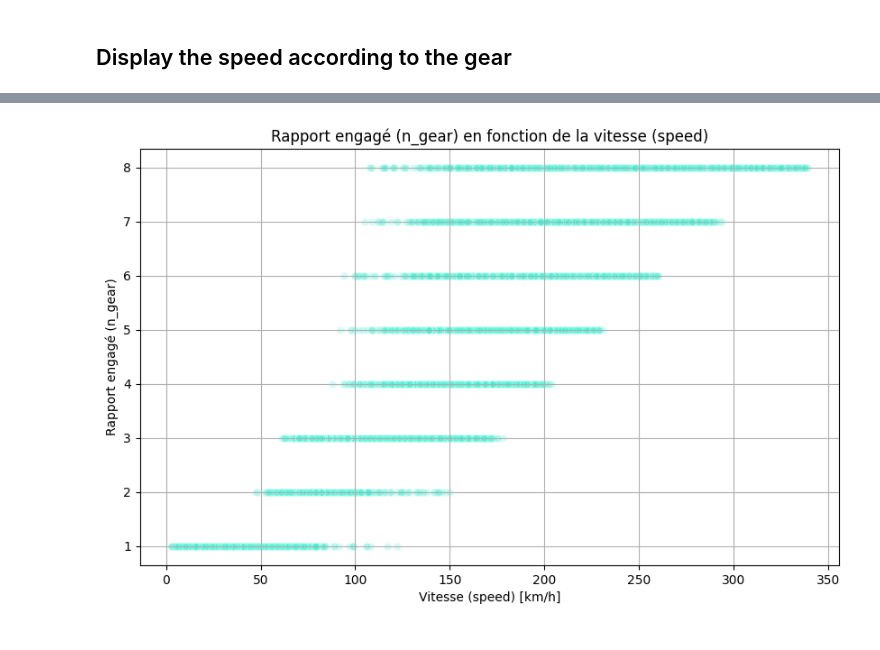
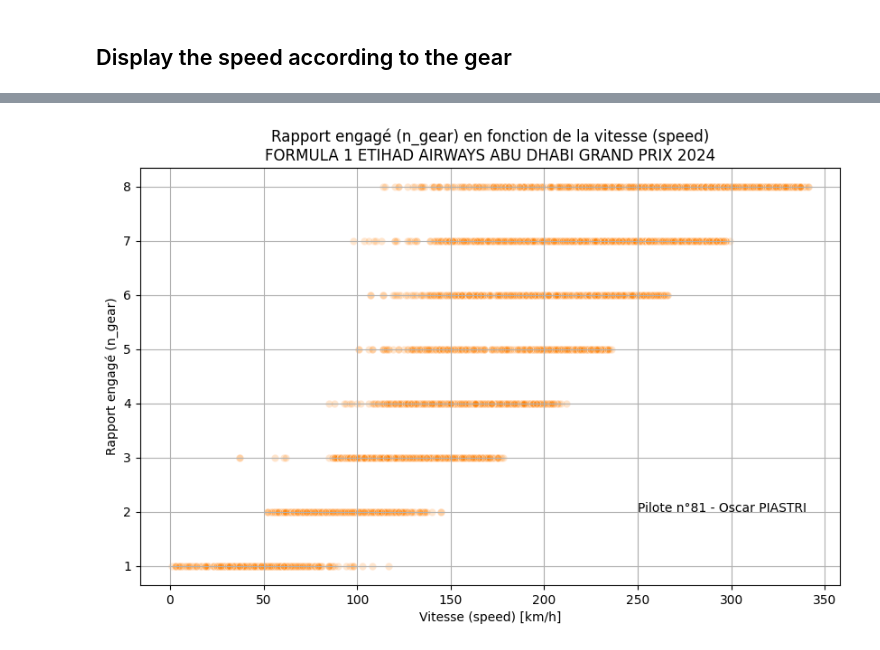
Before and after one commit to QQTipu/formula1, a Jupyter notebook: playground.ipynb, the cells around one changed output, grey strips where cells are left out. Drawn from its saved outputs; the diff is of its cells as text; code cells hidden in the pictures.

Commit message:
graphique position + titres dynamiques

```diff
--- a/playground.ipynb
+++ b/playground.ipynb
@@ -10,0 +14,6 @@ from urllib.request import urlopen
+# %%
+response = urlopen('https://api.openf1.org/v1/meetings')
+data = json.loads(response.read().decode('utf-8'))
+races = pd.DataFrame(data)
+
+races
@@ -11,9 +38,8 @@ from urllib.request import urlopen
 # %% [markdown]
 ## Get drivers of the latest race
 # %%
-response = urlopen('https://api.openf1.org/v1/drivers?&session_key=latest')
+response = urlopen('https://api.openf1.org/v1/drivers?&=latest')
 data = json.loads(response.read().decode('utf-8'))
-
 drivers = pd.DataFrame(data)
 drivers
 # %% [output]
@@ -59,9 +61,21 @@ gear_speed
 # %%
+# Choisir le pilote
+driver_no = '81'
+
+# Obtenir les résultats
+response = urlopen(f'https://api.openf1.org/v1/car_data?driver_number={driver_no}&session_key=latest&speed>=1')
+data = json.loads(response.read().decode('utf-8'))
+gear_speed = pd.DataFrame(data).query('n_gear > 0')
+meeting_key = gear_speed['meeting_key'].values[0]
+display(gear_speed.head(5))
+
+# Tracer le graphique en fonction de la couleur du pilote
 plt.figure(figsize=(10, 6))
-plt.scatter(gear_speed['speed'], gear_speed['n_gear'], c='#27F4D2', alpha=0.2, edgecolors='w')
-plt.title('Rapport engagé (n_gear) en fonction de la vitesse (speed)')
+plt.scatter(gear_speed['speed'], gear_speed['n_gear'], c=f"#{drivers.query(f'driver_number == {driver_no}')['team_colour'].values[0]}", alpha=0.2, edgecolors='w')
+plt.title(f"Rapport engagé (n_gear) en fonction de la vitesse (speed)\n{races.query(f'meeting_key == {meeting_key}')['meeting_official_name'].values[0]}")
 plt.xlabel('Vitesse (speed) [km/h]')
 plt.ylabel('Rapport engagé (n_gear)')
+plt.text(250, 2, f"Pilote n°{driver_no} - {drivers.query(f'driver_number == {driver_no}')['full_name'].values[0]}")
 plt.grid(True)
 plt.show()
 # %% [output]
@@ -68 +88 @@ plt.show()
-[figure, old version]
+[figure, new version]
```
Also changed, not shown: parts of 8 cells of this notebook.
